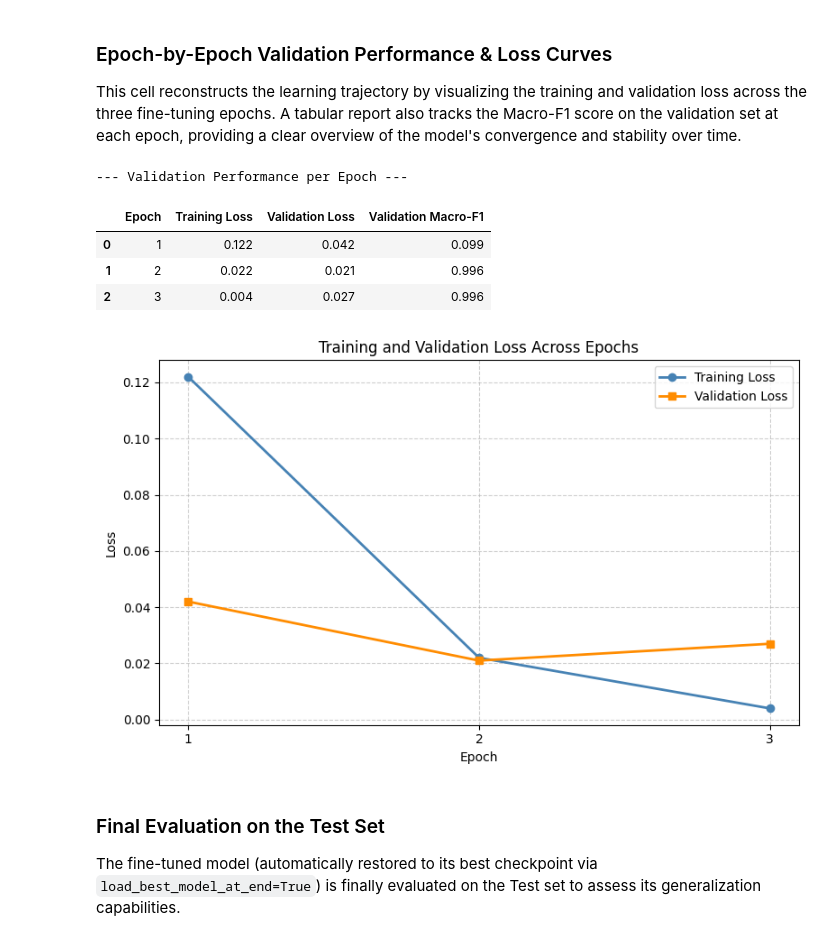
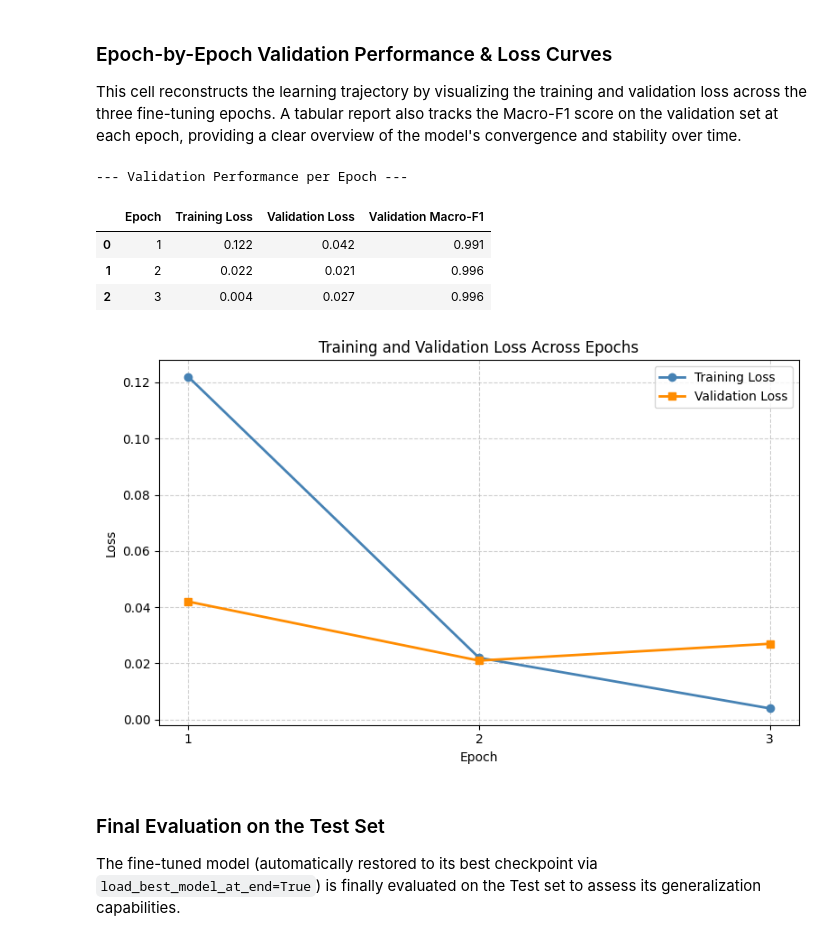
Before and after one commit to ecalabrese17/Italian-AI-Text-Detector, a Jupyter notebook: 02_classification/task4.ipynb, the cells around one changed output. Drawn from its saved outputs; the diff is of its cells as text; code cells hidden in the pictures.

```diff
--- a/02_classification/task4.ipynb
+++ b/02_classification/task4.ipynb
@@ -64,35 +63,35 @@ This cell reconstructs the learning trajectory by visualizing the training and v
 epochs = [1, 2, 3]
 train_loss = [0.122, 0.022, 0.004]
 val_loss   = [0.042, 0.021, 0.027]
-val_f1     = [0.099, 0.996, 0.996]
+val_f1     = [0.991, 0.996, 0.996]
 
 # Report Validation Performance per Epoch
 print("--- Validation Performance per Epoch ---")
 df_epochs = pd.DataFrame({
     "Epoch": epochs,
     "Training Loss": train_loss,
     "Validation Loss": val_loss,
     "Validation Macro-F1": val_f1
 })
 display(df_epochs)
 
 # Plot the Loss Curves
 plt.figure(figsize=(8, 5))
 plt.plot(epochs, train_loss, label='Training Loss', marker='o', color='steelblue', linewidth=2)
 plt.plot(epochs, val_loss, label='Validation Loss', marker='s', color='darkorange', linewidth=2)
 
 plt.title('Training and Validation Loss Across Epochs')
 plt.xlabel('Epoch')
 plt.ylabel('Loss')
 plt.xticks(epochs)
 plt.legend()
 plt.grid(True, linestyle='--', alpha=0.6)
 plt.tight_layout()
 plt.show()
 # %% [output]
 --- Validation Performance per Epoch ---
 |  | Epoch | Training Loss | Validation Loss | Validation Macro-F1 |
-| 0 | 1 | 0.122 | 0.042 | 0.099 |
+| 0 | 1 | 0.122 | 0.042 | 0.991 |
 | 1 | 2 | 0.022 | 0.021 | 0.996 |
 | 2 | 3 | 0.004 | 0.027 | 0.996 |
 [figure]
```
Also changed, not shown: parts of 2 cells of this notebook, 1 other file.
